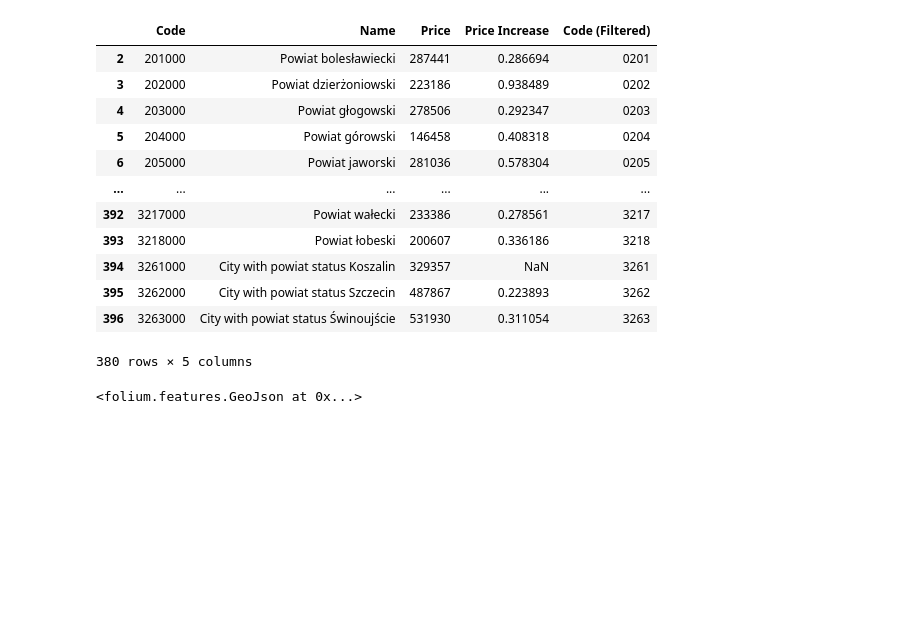
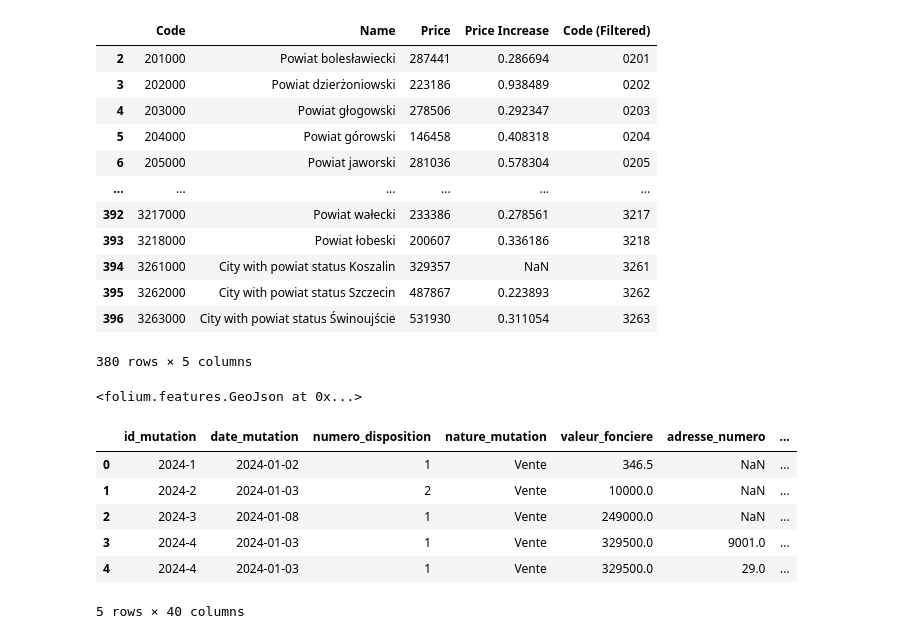
Before and after one commit to leoandeol/euromap, a Jupyter notebook: test.ipynb, the cells around one changed output. Saved outputs shown, nothing was run; the diff lists cells and outputs as text; code cells hidden in the pictures; blank space fills up the shorter version.

```diff
--- a/test.ipynb
+++ b/test.ipynb
@@ -138,3 +139,15 @@ folium.GeoJson(
 <folium.features.GeoJson at 0x...>
 # %%
 mapa2.save(outfile="exports/map2.html")
+# %%
+df_fr = pd.read_csv("data/france/full.csv", sep=",", encoding="utf-8")
+# %%
+df_fr.head()
+# %% [output]
+|  | id_mutation | date_mutation | numero_disposition | nature_mutation | valeur_fonciere | adresse_numero | ... |
+| 0 | 2024-1 | 2024-01-02 | 1 | Vente | 346.5 | NaN | ... |
+| 1 | 2024-2 | 2024-01-03 | 2 | Vente | 10000.0 | NaN | ... |
+| 2 | 2024-3 | 2024-01-08 | 1 | Vente | 249000.0 | NaN | ... |
+| 3 | 2024-4 | 2024-01-03 | 1 | Vente | 329500.0 | 9001.0 | ... |
+| 4 | 2024-4 | 2024-01-03 | 1 | Vente | 329500.0 | 29.0 | ... |
+5 rows × 40 columns
```
Also changed, not shown: parts of 26 cells of this notebook, 1 other file.
